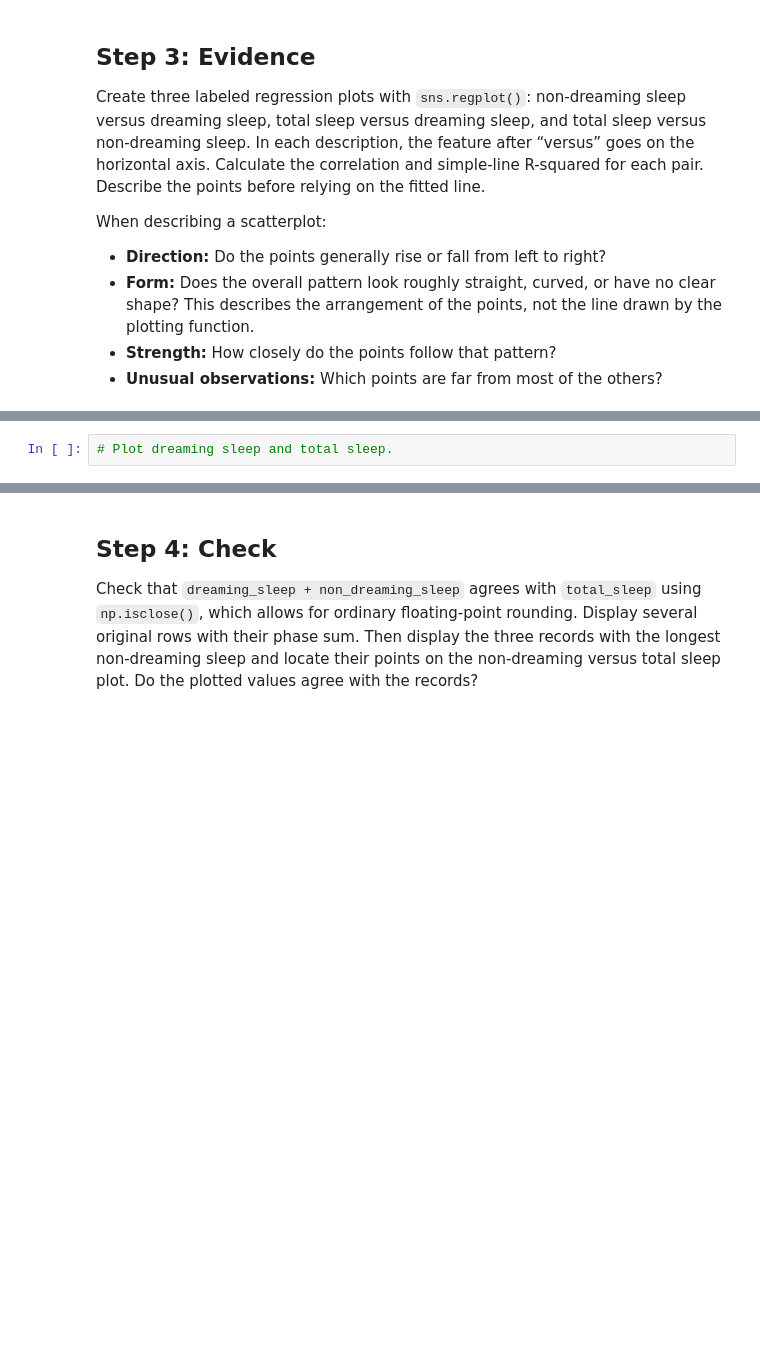
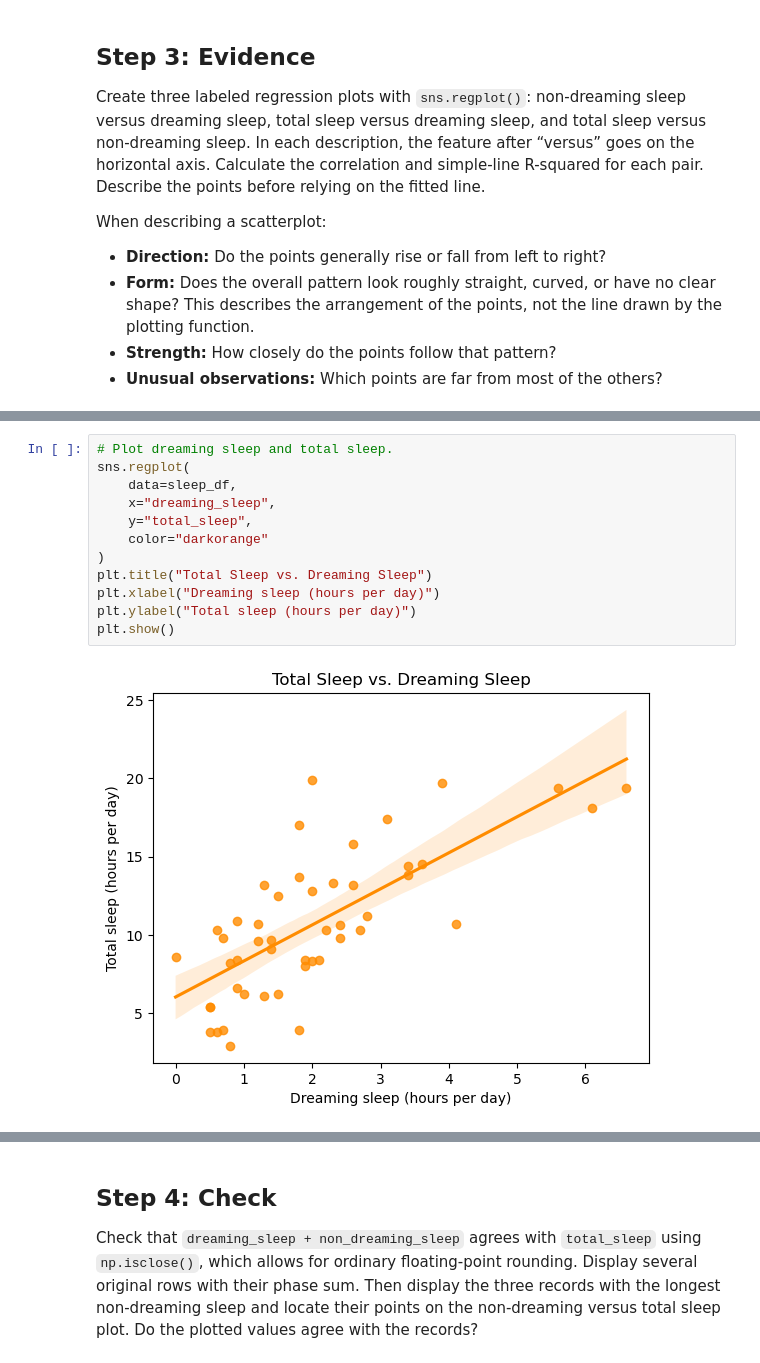
Before and after one commit to JPDeuce/Data_Visualization_and_Modeling_Campus, a Jupyter notebook: week03/lab/Lab - Relationships Between Quantitative Features.ipynb, the cells around one changed output, grey strips where cells are left out. Drawn from its saved outputs; the diff is of its cells as text; blank space fills up the shorter version.

```diff
--- a/week03/lab/Lab - Relationships Between Quantitative Features.ipynb
+++ b/week03/lab/Lab - Relationships Between Quantitative Features.ipynb
@@ -132,4 +226,16 @@ When describing a scatterplot:
 # %%
 # Plot dreaming sleep and total sleep.
+sns.regplot(
+    data=sleep_df,
+    x="dreaming_sleep",
+    y="total_sleep",
+    color="darkorange"
+)
+plt.title("Total Sleep vs. Dreaming Sleep")
+plt.xlabel("Dreaming sleep (hours per day)")
+plt.ylabel("Total sleep (hours per day)")
+plt.show()
+# %% [output]
+[figure, added]
 # %%
 # Plot non-dreaming sleep and total sleep.
```
Also changed, not shown: parts of 45 cells of this notebook.
